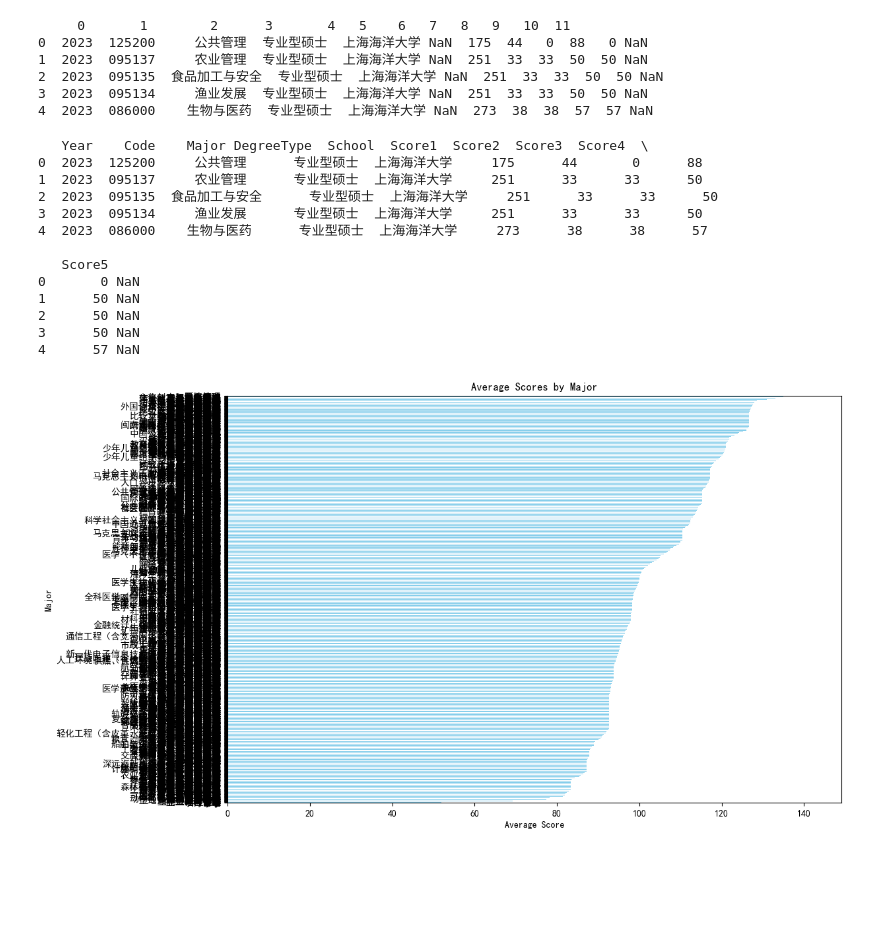
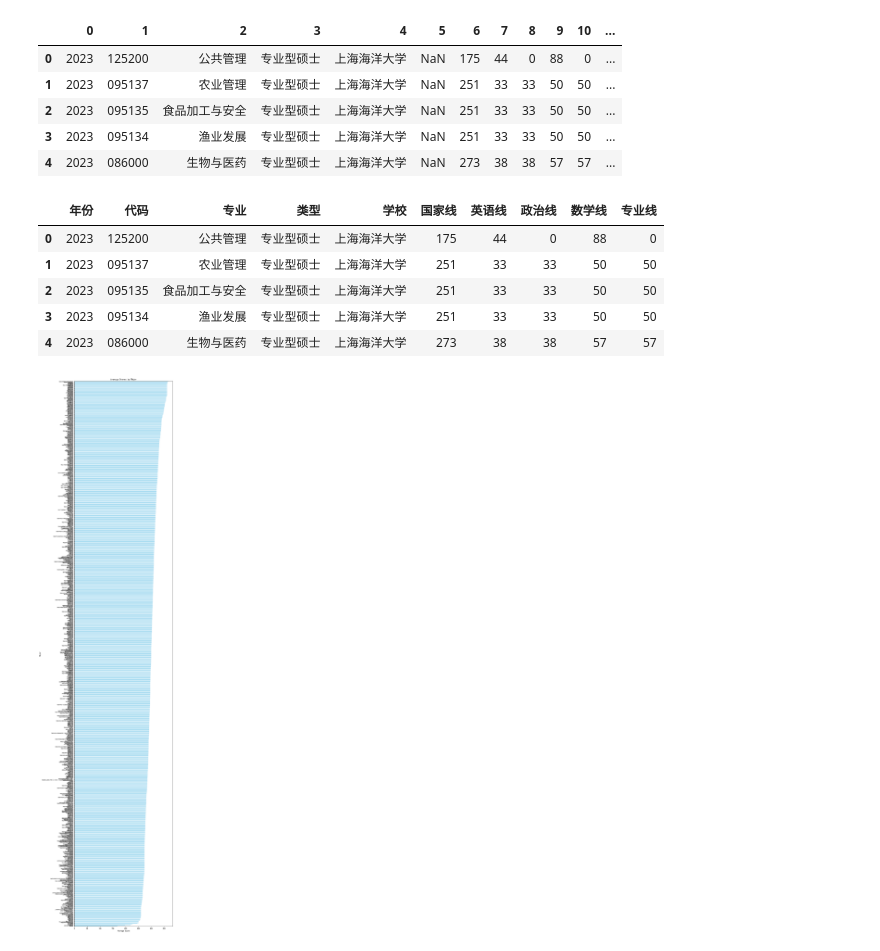
Before and after one commit to rainbowyuyu/dm_design, a Jupyter notebook: data_show.ipynb, the cells around one changed output. Saved outputs shown, nothing was run; the diff lists cells and outputs as text; code cells hidden in the pictures; blank space fills up the shorter version.

```diff
--- a/data_show.ipynb
+++ b/data_show.ipynb
@@ -5,57 +5,58 @@ import pandas as pd
 data = pd.read_csv('score.txt', header=None)
 
 # 显示前几行数据查看格式
-print(data.head())
+data.head()
 # %% [output]
-     0       1        2      3       4   5    6   7   8   9   10  11
-0  2023  125200     公共管理  专业型硕士  上海海洋大学 NaN  175  44   0  88   0 NaN
-1  2023  095137     农业管理  专业型硕士  上海海洋大学 NaN  251  33  33  50  50 NaN
-2  2023  095135  食品加工与安全  专业型硕士  上海海洋大学 NaN  251  33  33  50  50 NaN
-3  2023  095134     渔业发展  专业型硕士  上海海洋大学 NaN  251  33  33  50  50 NaN
-4  2023  086000    生物与医药  专业型硕士  上海海洋大学 NaN  273  38  38  57  57 NaN
+|  | 0 | 1 | 2 | 3 | 4 | 5 | 6 | 7 | 8 | 9 | 10 | ... |
+| 0 | 2023 | 125200 | 公共管理 | 专业型硕士 | 上海海洋大学 | NaN | 175 | 44 | 0 | 88 | 0 | ... |
+| 1 | 2023 | 095137 | 农业管理 | 专业型硕士 | 上海海洋大学 | NaN | 251 | 33 | 33 | 50 | 50 | ... |
+| 2 | 2023 | 095135 | 食品加工与安全 | 专业型硕士 | 上海海洋大学 | NaN | 251 | 33 | 33 | 50 | 50 | ... |
+| 3 | 2023 | 095134 | 渔业发展 | 专业型硕士 | 上海海洋大学 | NaN | 251 | 33 | 33 | 50 | 50 | ... |
+| 4 | 2023 | 086000 | 生物与医药 | 专业型硕士 | 上海海洋大学 | NaN | 273 | 38 | 38 | 57 | 57 | ... |
 # %%
 # 为数据添加列名
-columns = ['Year', 'Code', 'Major', 'DegreeType', 'School', 'Unknown', 'Score1', 'Score2', 'Score3', 'Score4', 'Score5','']
+columns = ['年份', '代码', '专业', '类型', '学校', 'NaN','国家线', '英语线', '政治线', '数学线', '专业线','NaN']
 data.columns = columns
 
-# 删除 'Unknown' 列，因为没有实际意义
-data = data.drop(columns=['Unknown'])
+# 删除 'NaN' 列，因为没有实际意义
+data = data.drop(columns=['NaN'])
 
 # 查看处理后的数据
-print(data.head())
+data.head()
 # %% [output]
-   Year    Code    Major DegreeType  School  Score1  Score2  Score3  Score4  \
-0  2023  125200     公共管理      专业型硕士  上海海洋大学     175      44       0      88
-1  2023  095137     农业管理      专业型硕士  上海海洋大学     251      33      33      50
-2  2023  095135  食品加工与安全      专业型硕士  上海海洋大学     251      33      33      50
-3  2023  095134     渔业发展      专业型硕士  上海海洋大学     251      33      33      50
-4  2023  086000    生物与医药      专业型硕士  上海海洋大学     273      38      38      57
-
-   Score5
-0       0 NaN
-1      50 NaN
-2      50 NaN
-3      50 NaN
-4      57 NaN
+|  | 年份 | 代码 | 专业 | 类型 | 学校 | 国家线 | 英语线 | 政治线 | 数学线 | 专业线 |
+| 0 | 2023 | 125200 | 公共管理 | 专业型硕士 | 上海海洋大学 | 175 | 44 | 0 | 88 | 0 |
+| 1 | 2023 | 095137 | 农业管理 | 专业型硕士 | 上海海洋大学 | 251 | 33 | 33 | 50 | 50 |
+| 2 | 2023 | 095135 | 食品加工与安全 | 专业型硕士 | 上海海洋大学 | 251 | 33 | 33 | 50 | 50 |
+| 3 | 2023 | 095134 | 渔业发展 | 专业型硕士 | 上海海洋大学 | 251 | 33 | 33 | 50 | 50 |
+| 4 | 2023 | 086000 | 生物与医药 | 专业型硕士 | 上海海洋大学 | 273 | 38 | 38 | 57 | 57 |
 # %%
 import matplotlib.pyplot as plt
 import matplotlib
+
 # 设置matplotlib使用SimHei字体，解决中文显示问题
 matplotlib.rcParams['font.sans-serif'] = ['SimHei']  # 设置字体为SimHei
 matplotlib.rcParams['axes.unicode_minus'] = False  # 解决负号显示问题
 
 # 计算每个学科的平均成绩
-data['AverageScore'] = data[['Score1', 'Score2', 'Score3', 'Score4', 'Score5']].mean(axis=1)
+data['AverageScore'] = data[['国家线']].mean(axis=1)
 
 # 按学科计算平均分
-average_scores = data.groupby('Major')['AverageScore'].mean()
+average_scores = data.groupby('学校')['AverageScore'].mean()
 
 # 绘制柱状图
 plt.figure(figsize=(12, 8))
 average_scores.sort_values().plot(kind='barh', color='skyblue')
 plt.title('Average Scores by Major')
 plt.xlabel('Average Score')
 plt.ylabel('Major')
+
+# 设置y轴标签的字体大小并旋转
+plt.yticks(fontsize=5, rotation=0)  # 设置字体大小为10，并旋转45度
+
+# 调整y轴标签之间的间距
+plt.subplots_adjust(left=0.2, right=0.8, top=10, bottom=5)
+
 plt.show()
 # %% [output]
-[figure, old version]
+[figure, new version]
```
Also changed, not shown: parts of 5 cells of this notebook.
